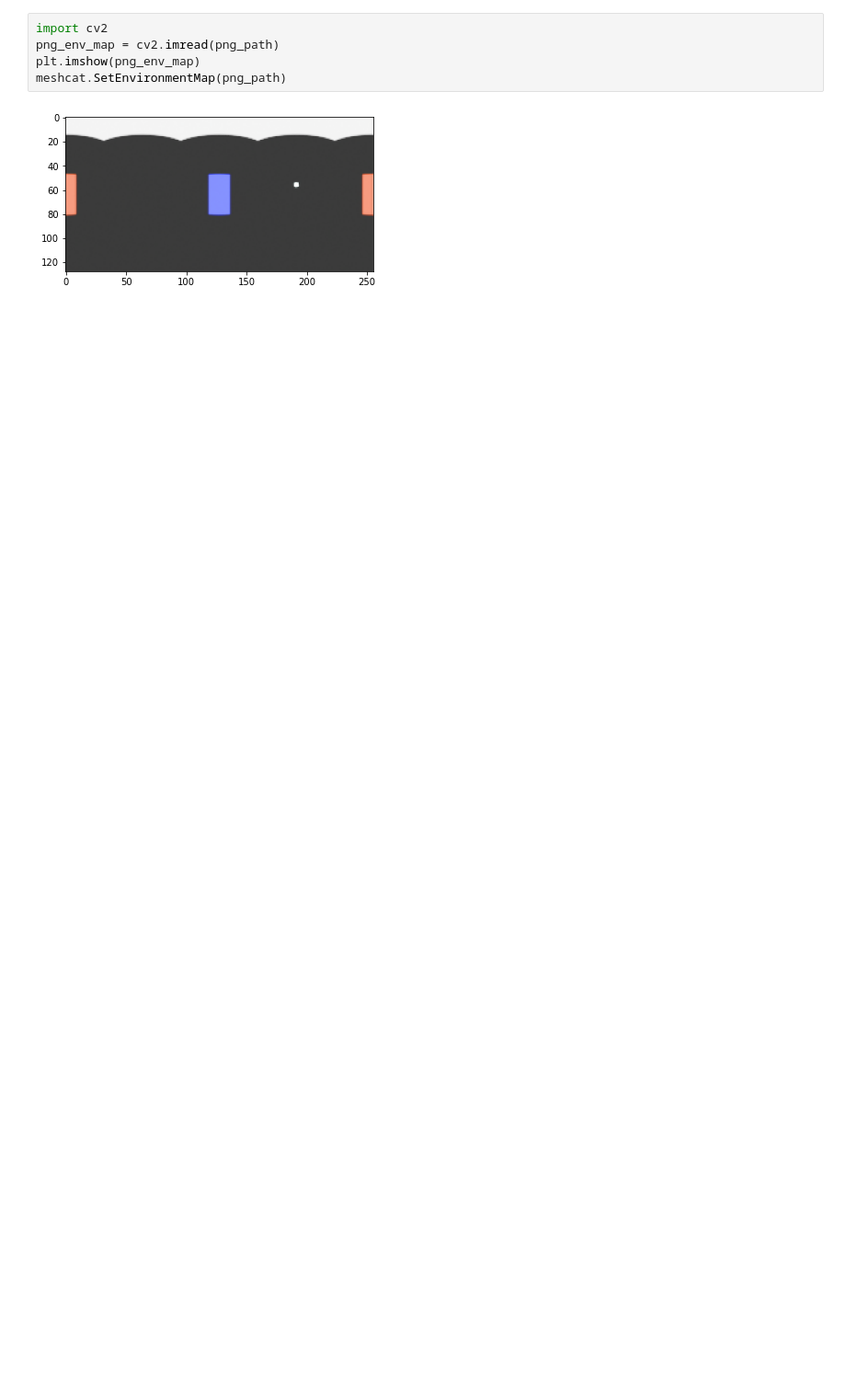
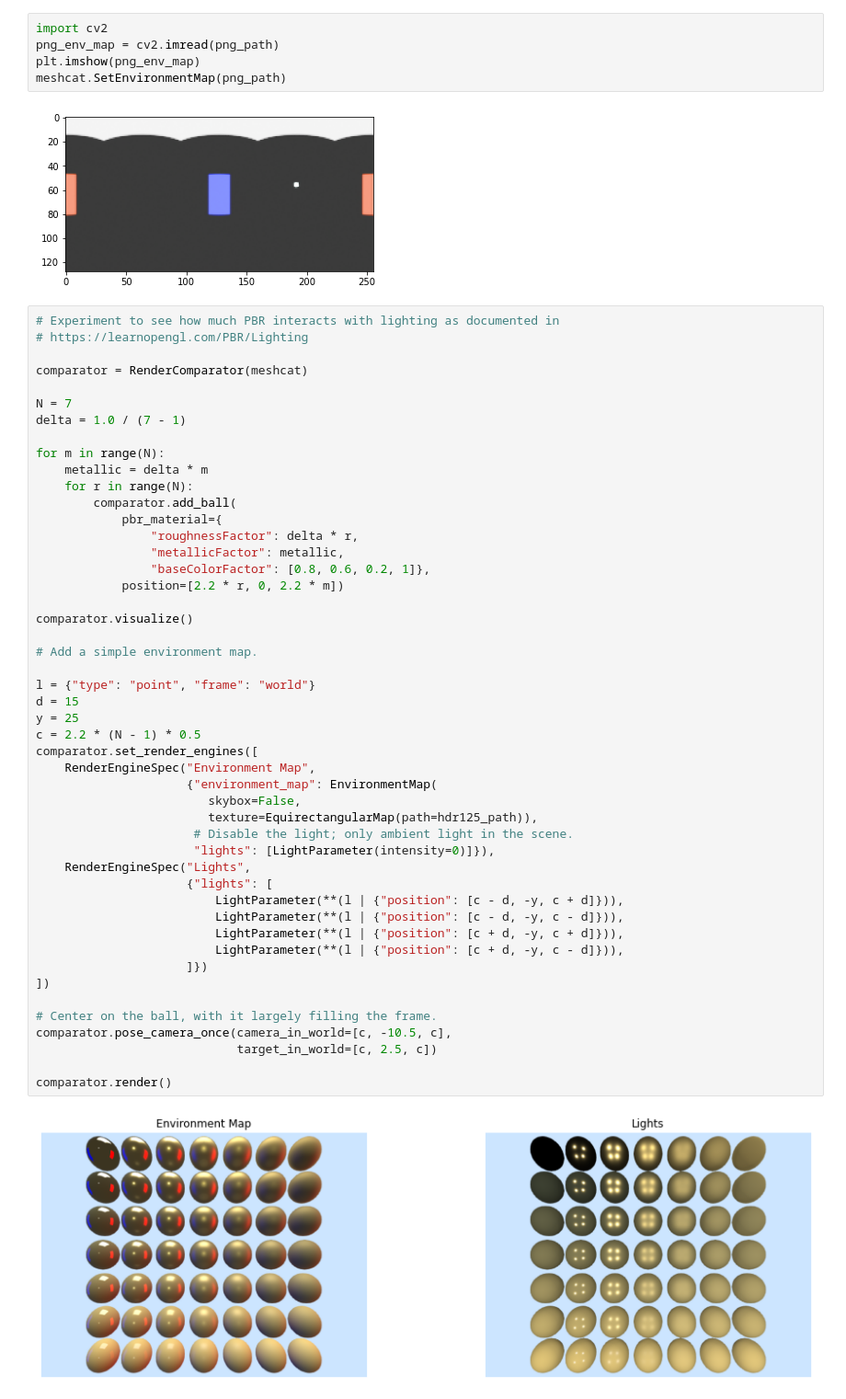
Before and after one commit to SeanCurtis-TRI/drake, a Jupyter notebook: tutorials/configuring_lighting.ipynb, the cells around one changed output. Shown at 92% size. Saved outputs shown, nothing was run; the diff lists cells and outputs as text; blank space fills up the shorter version.

Commit message:
Found bug - lights don't affect 100% metallic objects

```diff
--- a/tutorials/configuring_lighting.ipynb
+++ b/tutorials/configuring_lighting.ipynb
@@ -1611,3 +1613,53 @@ plt.imshow(png_env_map)
 meshcat.SetEnvironmentMap(png_path)
 # %% [output]
 [figure]
+# %%
+# Experiment to see how much PBR interacts with lighting as documented in
+# https://learnopengl.com/PBR/Lighting
+
+comparator = RenderComparator(meshcat)
+
+N = 7
+delta = 1.0 / (7 - 1)
+
+for m in range(N):
+    metallic = delta * m
+    for r in range(N):
+        comparator.add_ball(
+            pbr_material={
+                "roughnessFactor": delta * r,
+                "metallicFactor": metallic,
+                "baseColorFactor": [0.8, 0.6, 0.2, 1]},
+            position=[2.2 * r, 0, 2.2 * m])
+
+comparator.visualize()
+
+# Add a simple environment map.
+
+l = {"type": "point", "frame": "world"}
+d = 15
+y = 25
+c = 2.2 * (N - 1) * 0.5
+comparator.set_render_engines([
+    RenderEngineSpec("Environment Map",
+                     {"environment_map": EnvironmentMap(
+                        skybox=False,
+                        texture=EquirectangularMap(path=hdr125_path)),
+                      # Disable the light; only ambient light in the scene.
+                      "lights": [LightParameter(intensity=0)]}),
+    RenderEngineSpec("Lights",
+                     {"lights": [
+                         LightParameter(**(l | {"position": [c - d, -y, c + d]})),
+                         LightParameter(**(l | {"position": [c - d, -y, c - d]})),
+                         LightParameter(**(l | {"position": [c + d, -y, c + d]})),
+                         LightParameter(**(l | {"position": [c + d, -y, c - d]})),
+                     ]})
+])
+
+# Center on the ball, with it largely filling the frame.
+comparator.pose_camera_once(camera_in_world=[c, -10.5, c],
+                            target_in_world=[c, 2.5, c])
+
+comparator.render()
+# %% [output]
+[figure, added]
```
Also changed, not shown: parts of 2 cells of this notebook.
